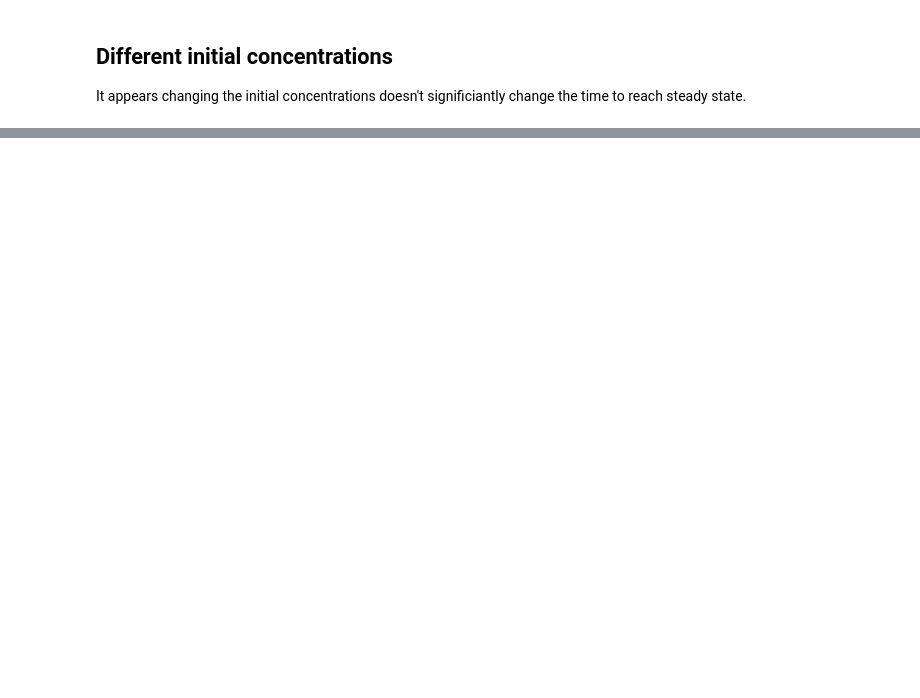
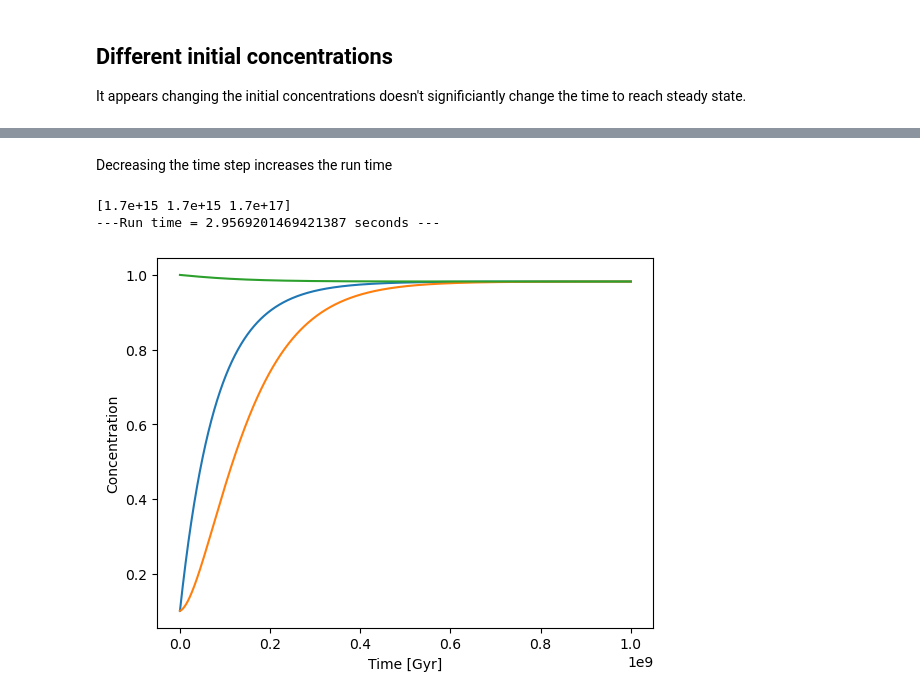
Before and after one commit to abby-baskind/OCG577, a Jupyter notebook: HW9-1.ipynb, the cells around one changed output, grey strips where cells are left out. Cells and saved outputs as stored; diff of their text form; code cells hidden in the pictures; blank space fills up the shorter version.

```diff
--- a/HW9-1.ipynb
+++ b/HW9-1.ipynb
@@ -243,0 +289,20 @@ plt.legend()
+# %% [markdown]
+Decreasing the time step increases the run time
+# %%
+import time
+start_time = time.time()
+
+results = threeboxmodel(1e9,1e3,[0.1,0.1,1],
+                        dy = [1e7,1e7,1e7],dz = [10,10,1000])
+plt.plot(results['t'], results['Box 1 Concentration'], label = 'C1')
+plt.plot(results['t'], results['Box 2 Concentration'], label = 'C2')
+plt.plot(results['t'], results['Box 3 Concentration'], label = 'C3')
+plt.xlabel('Time [Gyr]')
+plt.ylabel('Concentration')
+# title = 'V$_{1}$ = ' + str(results['Box 1 Volume']) + '\nV$_{2}$ = ' + str(results['Box 2 Volume']) + '\nV$_{3}$ = ' + str(results['Box 3 Volume'])
+# plt.title(title)
+print("---Run time = %s seconds ---" % (time.time() - start_time))
+# %% [output]
+[1.7e+15 1.7e+15 1.7e+17]
+---Run time = 2.9569201469421387 seconds ---
+[figure, added]
```
Also changed, not shown: parts of 8 cells of this notebook, 4 other files.
